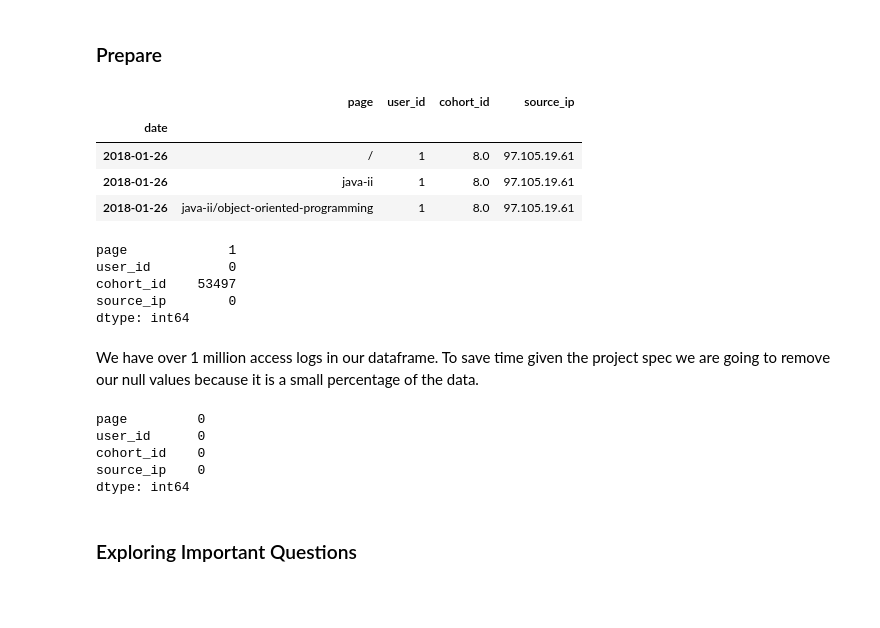
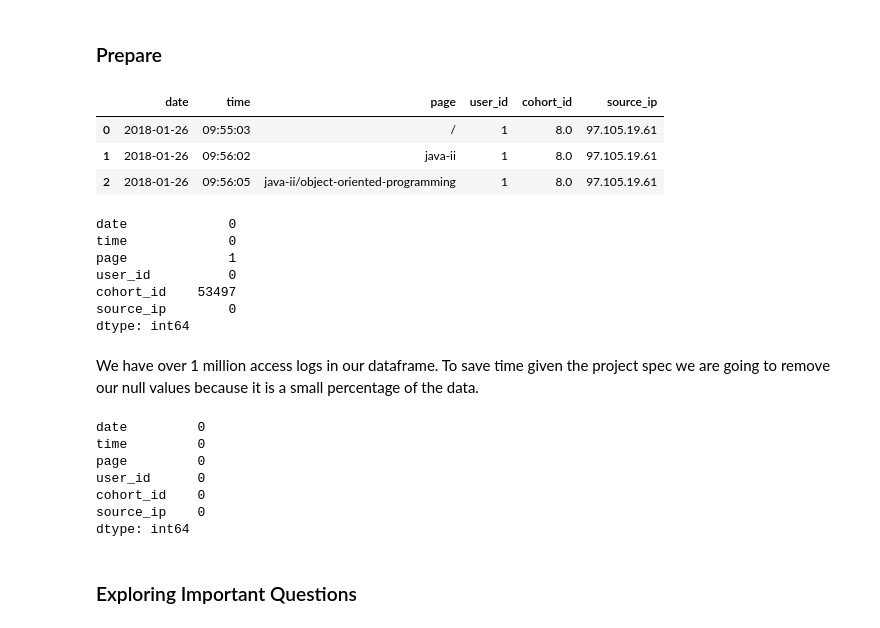
Before and after one commit to Griffin-McCrosky-Anomaly-Detection/Anomaly_Detection_Project, a Jupyter notebook: McCrosky_Rough_Notebook.ipynb, the cells around one changed output. Drawn from its saved outputs; the diff is of its cells as text; code cells hidden in the pictures; blank space fills up the shorter version.

```diff
--- a/McCrosky_Rough_Notebook.ipynb
+++ b/McCrosky_Rough_Notebook.ipynb
@@ -24,11 +61,11 @@ from sklearn.preprocessing import MinMaxScaler
 # %%
 ## getting the dataframe from csv using seperators and the column specified form the list
 
-colnames = ['date', 'page', 'user_id', 'cohort_id', 'source_ip']
+colnames = ['date', 'time', 'page', 'user_id', 'cohort_id', 'source_ip']
 df = pd.read_csv("anonymized-curriculum-access-07-2021.txt",
                  sep="\s",
                  header=None,
                  names = colnames,
-                 usecols=[0, 2, 3, 4, 5])
+                 usecols=[0, 1, 2, 3, 4, 5])
 df.head()
 # %% [output]
@@ -85,21 +123,22 @@ Name: source_ip, Length: 6532, dtype: int64
 # %%
 ## preparing the dataframe by setting the date column to the index and converting
 ## to date time object
 
 df.date = pd.to_datetime(df.date)
-df = df.set_index(df.date, drop = True)
-df = df.drop(columns = {'date'})
+
+
 
 df.head(3) ## <-- looking at our df (sample)
 # %% [output]
-|  | page | user_id | cohort_id | source_ip |
-| date |  |  |  |  |
-| 2018-01-26 | / | 1 | 8.0 | 97.105.19.61 |
-| 2018-01-26 | java-ii | 1 | 8.0 | 97.105.19.61 |
-| 2018-01-26 | java-ii/object-oriented-programming | 1 | 8.0 | 97.105.19.61 |
+|  | date | time | page | user_id | cohort_id | source_ip |
+| 0 | 2018-01-26 | 09:55:03 | / | 1 | 8.0 | 97.105.19.61 |
+| 1 | 2018-01-26 | 09:56:02 | java-ii | 1 | 8.0 | 97.105.19.61 |
+| 2 | 2018-01-26 | 09:56:05 | java-ii/object-oriented-programming | 1 | 8.0 | 97.105.19.61 |
 # %%
 df.isna().sum() ## <-- looking for null values
 # %% [output]
+date             0
+time             0
 page             1
 user_id          0
 cohort_id    53497
@@ -111,6 +150,8 @@ We have over 1 million access logs in our dataframe. To save time given the proj
 df = df.dropna()
 df.isna().sum() ## <-- quality assurance check
 # %% [output]
+date         0
+time         0
 page         0
 user_id      0
 cohort_id    0
```
Also changed, not shown: parts of 44 cells of this notebook.
